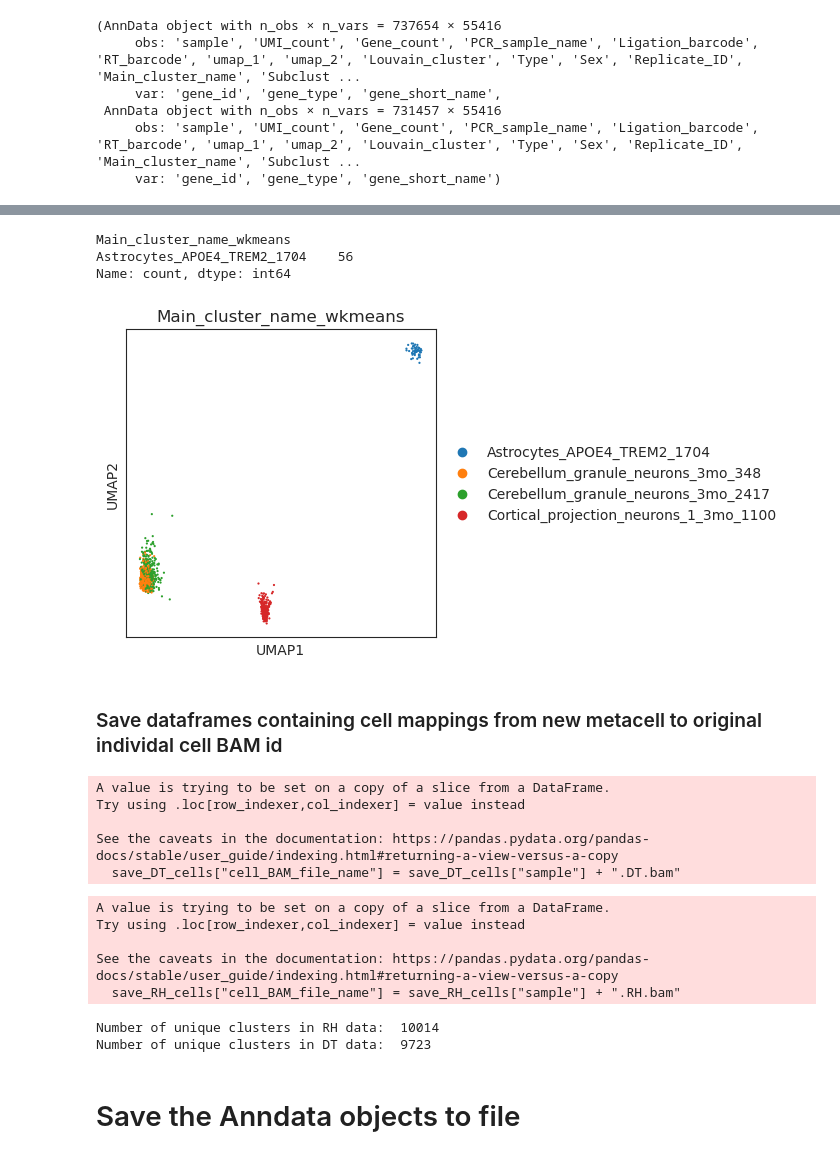
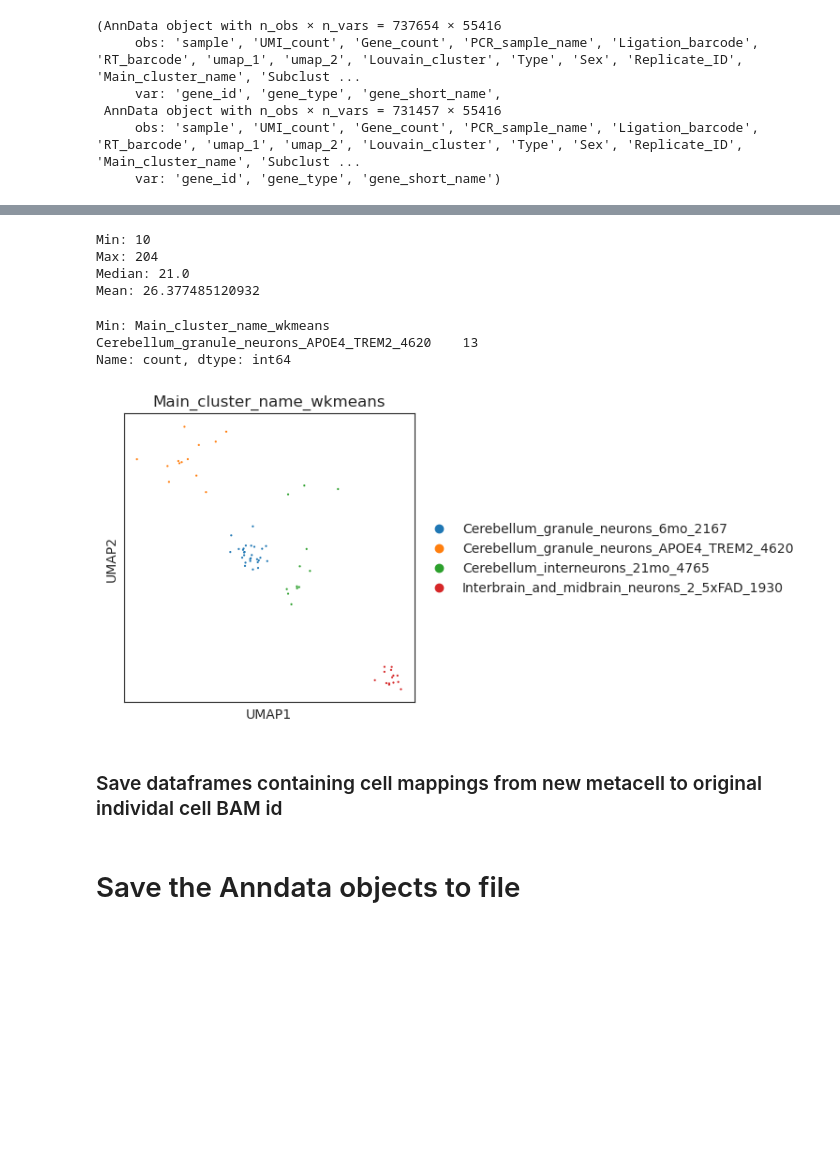
Before and after one commit to daklab/Leaflet-analysis, a Jupyter notebook: EasySci/LeafletFA/data_processing/01_Metacell_analysis/MetaCellAnalysis.ipynb, the cells around one changed output, grey strips where cells are left out. Drawn from its saved outputs; the diff is of its cells as text; code cells hidden in the pictures; blank space fills up the shorter version.

```diff
--- a/EasySci/LeafletFA/data_processing/01_Metacell_analysis/MetaCellAnalysis.ipynb
+++ b/EasySci/LeafletFA/data_processing/01_Metacell_analysis/MetaCellAnalysis.ipynb
@@ -170,19 +164,19 @@ def preprocess_and_with_rapids(adata, min_genes=200, min_cells=3,
     print(f"Done with UMAP!")
 
     return adata
+
+def cluster_with_rapids(adata, target_metacell_size=100):
+
+    # Cluster using RAPIDS k-means
+    n_clusters = adata.shape[0] // target_metacell_size  # Determine the number of clusters
+    print(f"Now running KMeans with {n_clusters} clusters...")
+    kmeans_model = KMeans(n_clusters=n_clusters, random_state=42)
+
+    # Convert k-means result from cupy to numpy for compatibility with AnnData
+    adata.obs["kmeans_cluster"] = kmeans_model.fit_predict(cp.asarray(adata.obsm["X_pca"])).get()
+    print(f"Done obtaining cluster labels for each cell in the dataset!")
+    print(f"The final number of clusters is {adata.obs['kmeans_cluster'].nunique()}")
+    return adata
-# %%
-def cluster_with_rapids(adata, target_metacell_size=300):
-
-    # Cluster using RAPIDS k-means
-    n_clusters = adata.shape[0] // target_metacell_size  # Determine the number of clusters
-    print(f"Now running KMeans with {n_clusters} clusters...")
-    kmeans_model = KMeans(n_clusters=n_clusters, random_state=42)
-
-    # Convert k-means result from cupy to numpy for compatibility with AnnData
-    adata.obs["kmeans_cluster"] = kmeans_model.fit_predict(cp.asarray(adata.obsm["X_pca"])).get()
-    print(f"Done obtaining cluster labels for each cell in the dataset!")
-    print(f"The final number of clusters is {adata.obs['kmeans_cluster'].nunique()}")
-    return adata
 # %%
 RH_anndata = preprocess_and_with_rapids(RH_anndata)
 DT_anndata = preprocess_and_with_rapids(DT_anndata)
@@ -227,11 +229,11 @@ DT_anndata.obs["Main_cluster_name_wkmeans"] = DT_anndata.obs["Main_cluster_name"
 # %%
 # Summary of clusters
 summ_RH = pd.DataFrame(RH_anndata.obs.Main_cluster_name_wkmeans.value_counts())
-summ_RH = summ_RH[summ_RH["count"] >= 20]
+summ_RH = summ_RH[summ_RH["count"] >= 10]
 RH_anndata = RH_anndata[RH_anndata.obs.Main_cluster_name_wkmeans.isin(summ_RH.index)]
 
 summ_DT = pd.DataFrame(DT_anndata.obs.Main_cluster_name_wkmeans.value_counts())
-summ_DT = summ_DT[summ_DT["count"] >= 20]
+summ_DT = summ_DT[summ_DT["count"] >= 10]
 DT_anndata = DT_anndata[DT_anndata.obs.Main_cluster_name_wkmeans.isin(summ_DT.index)]
 # %%
 print(f"The final number of cells in the RH dataset is {RH_anndata.shape[0]}")
@@ -246,15 +248,26 @@ The final number of clusters in the DT dataset is 9723
+# %%
+# print min max median and mean for RH_anndata.obs.Main_cluster_name_wkmeans.value_counts()
+print(f"Min: {RH_anndata.obs.Main_cluster_name_wkmeans.value_counts().min()}")
+print(f"Max: {RH_anndata.obs.Main_cluster_name_wkmeans.value_counts().max()}")
+print(f"Median: {RH_anndata.obs.Main_cluster_name_wkmeans.value_counts().median()}")
+print(f"Mean: {RH_anndata.obs.Main_cluster_name_wkmeans.value_counts().mean()}")
+# %% [output]
+Min: 10
+Max: 204
+Median: 21.0
+Mean: 26.377485120932
 # %%
-RH_anndata.obs.Main_cluster_name_wkmeans.value_counts().sample()
+print(f"Min: {RH_anndata.obs.Main_cluster_name_wkmeans.value_counts().sample()}")
 # %% [output]
-Main_cluster_name_wkmeans
-Astrocytes_APOE4_TREM2_1704    56
+Min: Main_cluster_name_wkmeans
+Cerebellum_granule_neurons_APOE4_TREM2_4620    13
 Name: count, dtype: int64
 # %%
 # Plot UMAP but just for two random clusters to see if they are separated
-subset_clust = RH_anndata[RH_anndata.obs.Main_cluster_name_wkmeans.isin(["Cerebellum_granule_neurons_3mo_2417", "Cerebellum_granule_neurons_3mo_348", "Cortical_projection_neurons_1_3mo_1100", "Astrocytes_APOE4_TREM2_1704"])]
+subset_clust = RH_anndata[RH_anndata.obs.Main_cluster_name_wkmeans.isin(["Cerebellum_interneurons_21mo_4765", "Interbrain_and_midbrain_neurons_2_5xFAD_1930", "Cerebellum_granule_neurons_6mo_2167", "Cerebellum_granule_neurons_APOE4_TREM2_4620"])]
 sc.pl.umap(subset_clust, color="Main_cluster_name_wkmeans", ncols=1, cmap="tab20", s=10)
 # %% [output]
-[figure, old version]
+[figure, new version]
 # %% [markdown]
 ### Save dataframes containing cell mappings from new metacell to original individal cell BAM id
 # %%
@@ -263,12 +276,6 @@ save_DT_cells = DT_anndata.obs[["sample", "Type", "primer", "Main_cluster_name",
 save_DT_cells["cell_BAM_file_name"] = save_DT_cells["sample"] + ".DT.bam"
 save_DT_cells = save_DT_cells.drop_duplicates()
 save_DT_cells.to_csv(WD + "DT_cells.csv", index=False)
-# %% [output]
-A value is trying to be set on a copy of a slice from a DataFrame.
-Try using .loc[row_indexer,col_indexer] = value instead
-
-See the caveats in the documentation: https://pandas.pydata.org/pandas-docs/stable/user_guide/indexing.html#returning-a-view-versus-a-copy
-  save_DT_cells["cell_BAM_file_name"] = save_DT_cells["sample"] + ".DT.bam"
 # %%
 # now do the same for RH
 save_RH_cells = RH_anndata.obs[["sample", "Type", "primer", "Main_cluster_name", "Main_cluster_name_wkmeans"]]
@@ -276,12 +283,6 @@ save_RH_cells = RH_anndata.obs[["sample", "Type", "primer", "Main_cluster_name",
 save_RH_cells["cell_BAM_file_name"] = save_RH_cells["sample"] + ".RH.bam"
 save_RH_cells = save_RH_cells.drop_duplicates()
 save_RH_cells.to_csv(WD + "RH_cells.csv", index=False)
-# %% [output]
-A value is trying to be set on a copy of a slice from a DataFrame.
-Try using .loc[row_indexer,col_indexer] = value instead
-
-See the caveats in the documentation: https://pandas.pydata.org/pandas-docs/stable/user_guide/indexing.html#returning-a-view-versus-a-copy
-  save_RH_cells["cell_BAM_file_name"] = save_RH_cells["sample"] + ".RH.bam"
 # %%
 # Save also versions for anndata object removing individual cell ids and just keeping metacell info
 RH_anndata_meta = save_RH_cells[["Main_cluster_name", "Main_cluster_name_wkmeans", "Type", "primer"]].drop_duplicates()
@@ -294,8 +295,5 @@ DT_anndata_meta.to_csv(WD + "DT_anndata_meta.tsv", index=False)
 # print number of unique clusters in each dataset
 print("Number of unique clusters in RH data: ", RH_anndata.obs.Main_cluster_name_wkmeans.nunique())
 print("Number of unique clusters in DT data: ", DT_anndata.obs.Main_cluster_name_wkmeans.nunique())
-# %% [output]
-Number of unique clusters in RH data:  10014
-Number of unique clusters in DT data:  9723
 # %% [markdown]
 # Save the Anndata objects to file
```
Also changed, not shown: parts of 9 cells of this notebook, 30 other files.
